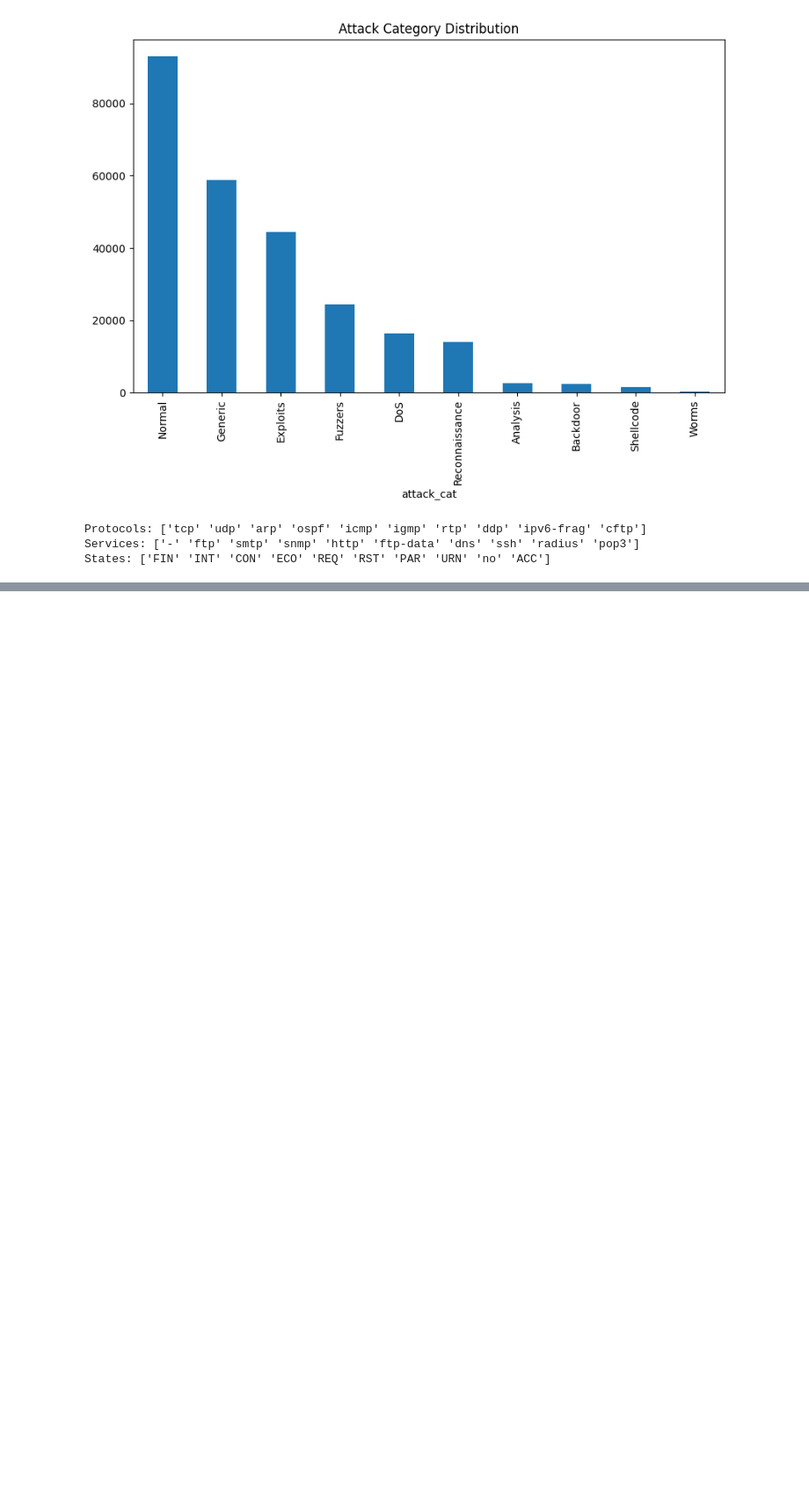
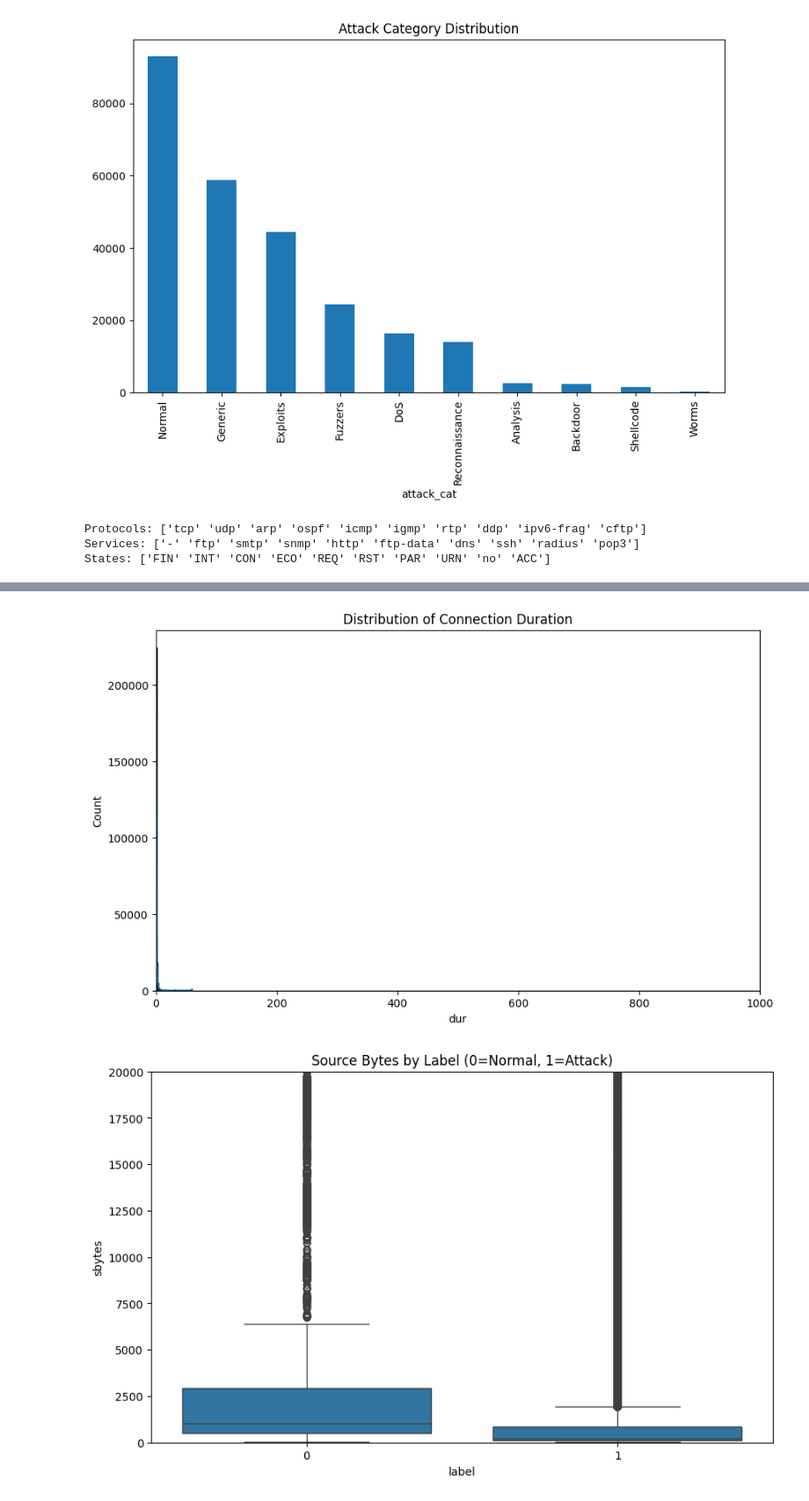
Before and after one commit to aryannikhil/network-sentinel, a Jupyter notebook: notebooks/eda.ipynb, the cells around one changed output, grey strips where cells are left out. Shown at 88% size. Cells and saved outputs as stored; diff of their text form; code cells hidden in the pictures; blank space fills up the shorter version.

```diff
--- a/notebooks/eda.ipynb
+++ b/notebooks/eda.ipynb
@@ -144,0 +162,17 @@ States: ['FIN' 'INT' 'CON' 'ECO' 'REQ' 'RST' 'PAR' 'URN' 'no' 'ACC']
+# %%
+# Example: distribution of connection duration
+plt.figure(figsize=(10,6))
+sns.histplot(df['dur'], bins=50, kde=True)
+plt.title("Distribution of Connection Duration")
+plt.xlim(0, 1000)  # to avoid extreme outliers dominating
+plt.show()
+
+# Example: compare sbytes by label
+plt.figure(figsize=(10,6))
+sns.boxplot(x='label', y='sbytes', data=df)
+plt.title("Source Bytes by Label (0=Normal, 1=Attack)")
+plt.ylim(0, 20000)  # focus on reasonable range
+plt.show()
+# %% [output]
+[figure, added]
+[figure, added]
```
Also changed, not shown: parts of 4 cells of this notebook.
